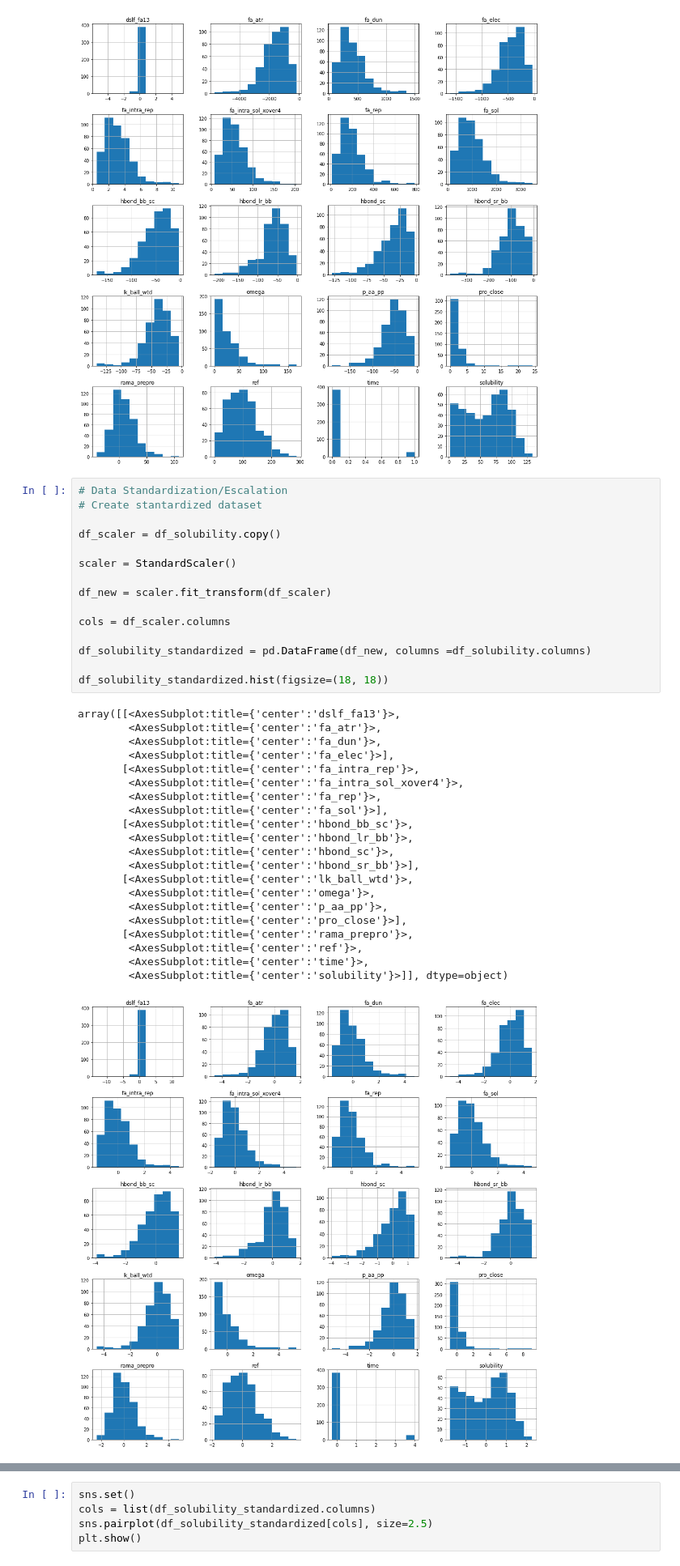
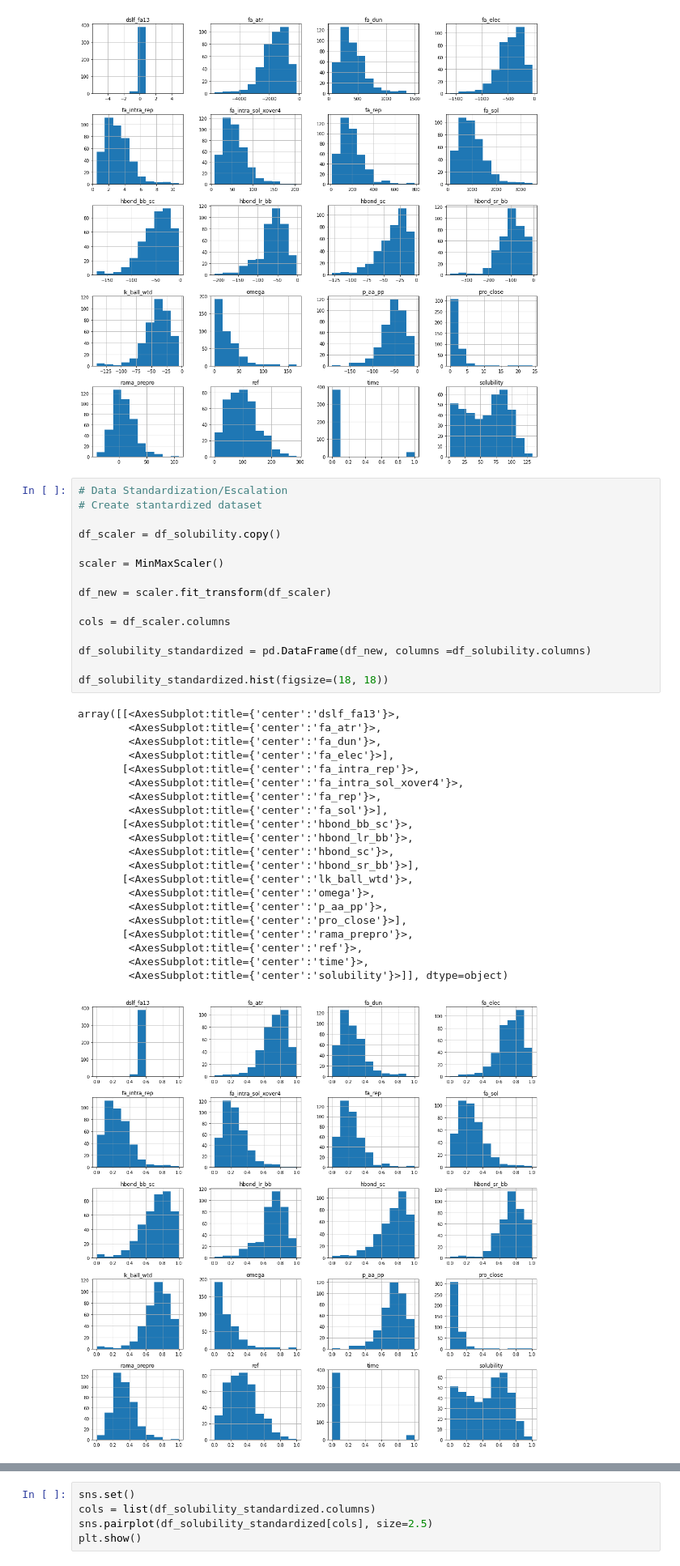
Before and after one commit to RenanDidier/protein-solubility-prediction, a Jupyter notebook: src/sol-preprocessing.ipynb, the cells around one changed output, grey strips where cells are left out. Shown at 81% size. Cells and saved outputs as stored; diff of their text form.

```diff
--- a/src/sol-preprocessing.ipynb
+++ b/src/sol-preprocessing.ipynb
@@ -134,37 +134,37 @@ array([[<AxesSubplot:title={'center':'dslf_fa13'}>,
 
 df_scaler = df_solubility.copy()
 
-scaler = StandardScaler()
+scaler = MinMaxScaler()
 
 df_new = scaler.fit_transform(df_scaler)
 
 cols = df_scaler.columns
 
 df_solubility_standardized = pd.DataFrame(df_new, columns =df_solubility.columns)
 
 df_solubility_standardized.hist(figsize=(18, 18))
 # %% [output]
 array([[<AxesSubplot:title={'center':'dslf_fa13'}>,
         <AxesSubplot:title={'center':'fa_atr'}>,
         <AxesSubplot:title={'center':'fa_dun'}>,
         <AxesSubplot:title={'center':'fa_elec'}>],
        [<AxesSubplot:title={'center':'fa_intra_rep'}>,
         <AxesSubplot:title={'center':'fa_intra_sol_xover4'}>,
         <AxesSubplot:title={'center':'fa_rep'}>,
         <AxesSubplot:title={'center':'fa_sol'}>],
        [<AxesSubplot:title={'center':'hbond_bb_sc'}>,
         <AxesSubplot:title={'center':'hbond_lr_bb'}>,
         <AxesSubplot:title={'center':'hbond_sc'}>,
         <AxesSubplot:title={'center':'hbond_sr_bb'}>],
        [<AxesSubplot:title={'center':'lk_ball_wtd'}>,
         <AxesSubplot:title={'center':'omega'}>,
         <AxesSubplot:title={'center':'p_aa_pp'}>,
         <AxesSubplot:title={'center':'pro_close'}>],
        [<AxesSubplot:title={'center':'rama_prepro'}>,
         <AxesSubplot:title={'center':'ref'}>,
         <AxesSubplot:title={'center':'time'}>,
         <AxesSubplot:title={'center':'solubility'}>]], dtype=object)
-[figure, old version]
+[figure, new version]
 # %%
 # Scatter plot to check linearity between the dependent variables with the dependent (solubility)
 # Must be a standardized dataset
```
Also changed, not shown: parts of 9 cells of this notebook, 12 other files.
